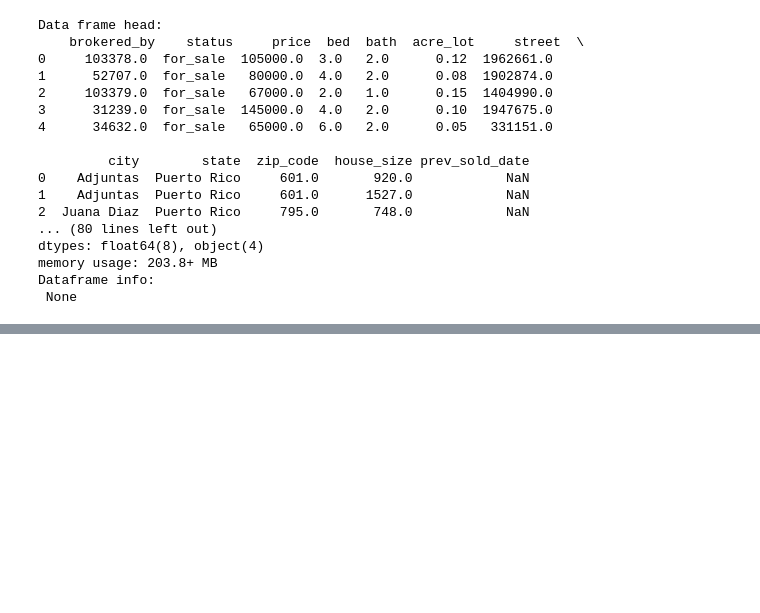
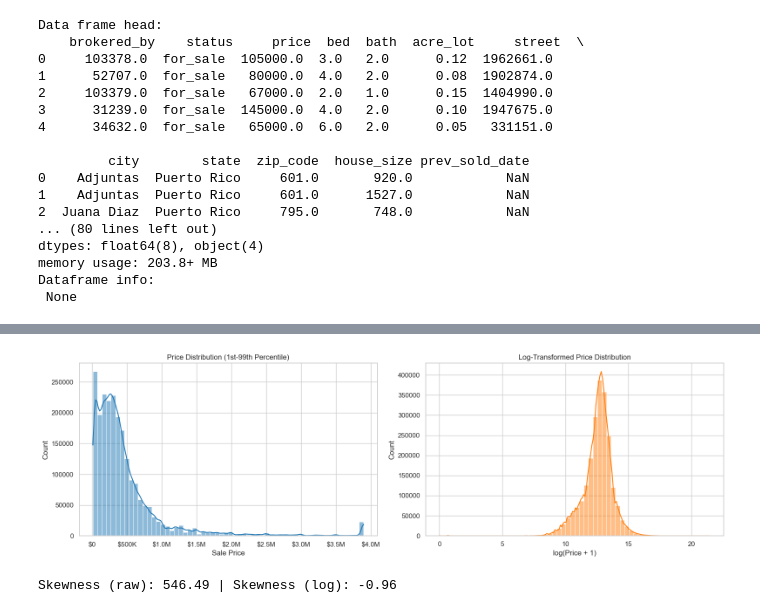
Before and after one commit to curohn/programming_for_business_project, a Jupyter notebook: main.ipynb, the cells around one changed output, grey strips where cells are left out. Cells and saved outputs as stored; diff of their text form; code cells hidden in the pictures; blank space fills up the shorter version.

```diff
--- a/main.ipynb
+++ b/main.ipynb
@@ -32,0 +200,23 @@ Dataframe info:
+# %%
+processed_df = df.copy()
+
+# Convert date column and create a simple year feature
+processed_df["prev_sold_date"] = pd.to_datetime(processed_df["prev_sold_date"], errors="coerce")
+processed_df["prev_sold_year"] = processed_df["prev_sold_date"].dt.year
+
+# Keep zip codes as strings to preserve leading zeros
+processed_df["zip_code"] = processed_df["zip_code"].fillna(0).astype(int).astype(str).str.zfill(5)
+
+# Fill missing numeric values with column medians
+numeric_cols = ["bed", "bath", "acre_lot", "house_size", target_col]
+for col in numeric_cols:
+    processed_df[col] = processed_df[col].fillna(processed_df[col].median())
+
+# Fill missing categorical values with the mode (most frequent value)
+categorical_cols = ["status", "city", "state", "brokered_by"]
+for col in categorical_cols:
+    mode_value = processed_df[col].mode(dropna=True)
+    if not mode_value.empty:
+        processed_df[col] = processed_df[col].fillna(mode_value[0])
+
+processed_df[["bed", "bath", "acre_lot", "house_size", "prev_sold_year", "zip_code"]].head()
@@ -32,0 +233,25 @@ Dataframe info:
+# %%
+price_series = processed_df[target_col].dropna()
+trimmed_price = price_series.clip(lower=price_series.quantile(0.01), upper=price_series.quantile(0.99))
+log_price = np.log1p(price_series)
+
+fig, axes = plt.subplots(1, 2, figsize=(16, 5))
+
+sns.histplot(trimmed_price, bins=60, kde=True, ax=axes[0], color="#1f77b4")
+axes[0].set_title("Price Distribution (1st-99th Percentile)")
+axes[0].set_xlabel("Sale Price")
+axes[0].xaxis.set_major_formatter(FuncFormatter(currency_label))
+
+sns.histplot(log_price, bins=60, kde=True, ax=axes[1], color="#ff7f0e")
+axes[1].set_title("Log-Transformed Price Distribution")
+axes[1].set_xlabel("log(Price + 1)")
+
+plt.tight_layout()
+plt.show()
+
+print(
+    f"Skewness (raw): {price_series.skew():.2f} | Skewness (log): {log_price.skew():.2f}"
+)
+# %% [output]
+[figure, added]
+Skewness (raw): 546.49 | Skewness (log): -0.96
```
Also changed, not shown: parts of 23 cells of this notebook, 1 other file.
